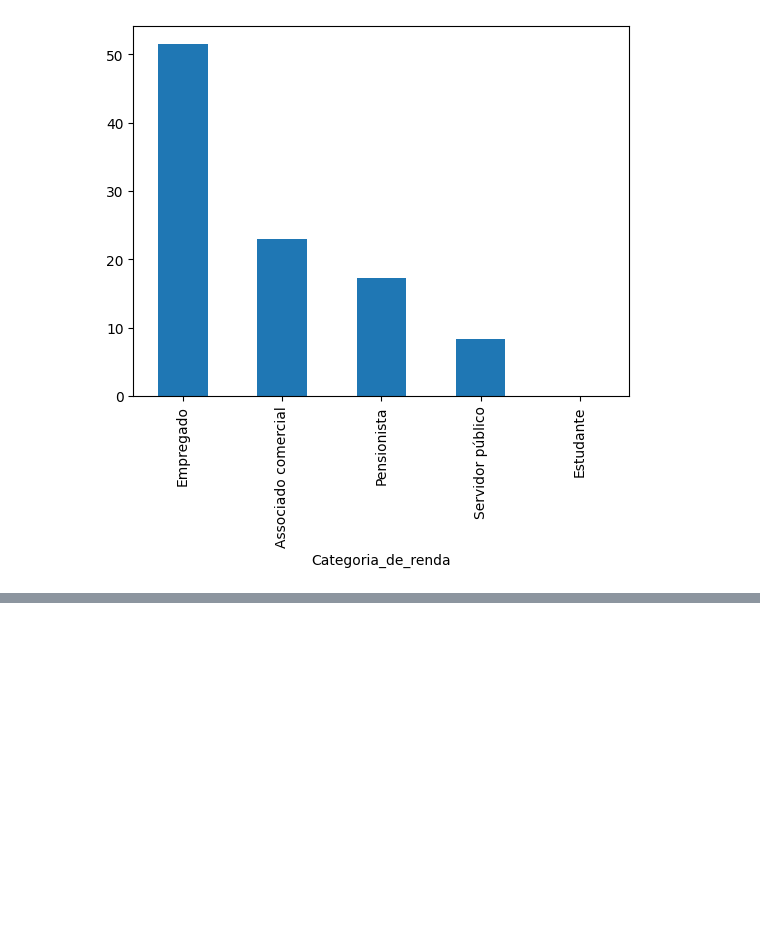
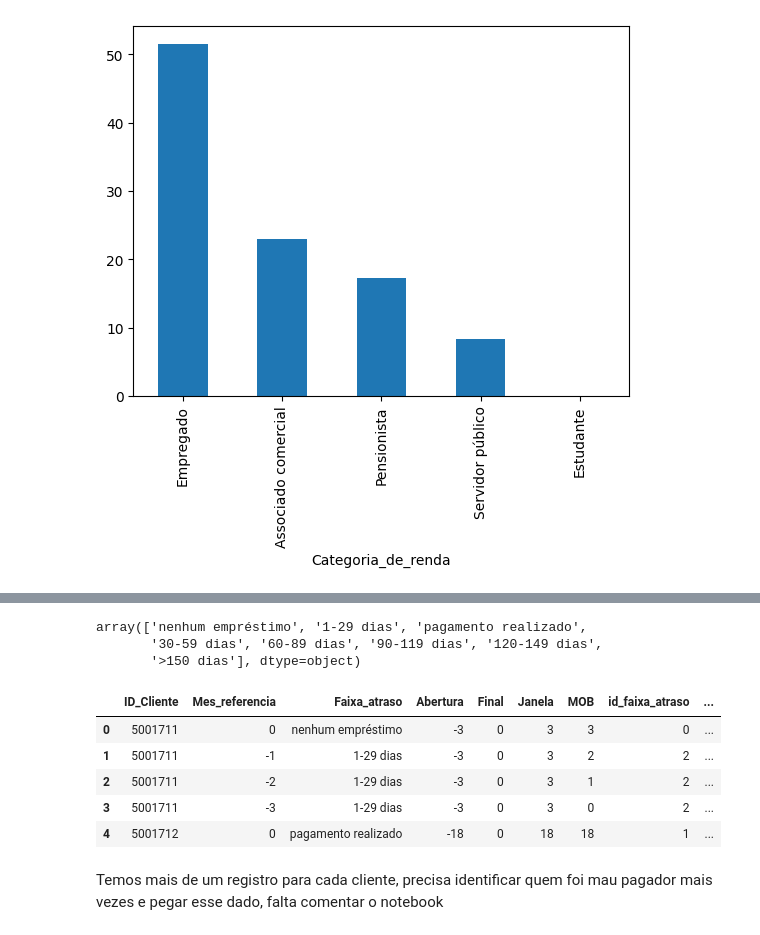
Before and after one commit to torvess/credit_score_07-10-2024, a Jupyter notebook: notebooks/credit_score.ipynb, the cells around one changed output, grey strips where cells are left out. Cells and saved outputs as stored; diff of their text form; code cells hidden in the pictures; blank space fills up the shorter version.

```diff
--- a/notebooks/credit_score.ipynb
+++ b/notebooks/credit_score.ipynb
@@ -144,0 +202,31 @@ df_cadastro = df_cadastro[['ID_Cliente', 'Tem_carro', 'Tem_casa_propria', 'Tem_t
+# %%
+df_aprovados.Faixa_atraso.unique()
+# %% [output]
+array(['nenhum empréstimo', '1-29 dias', 'pagamento realizado',
+       '30-59 dias', '60-89 dias', '90-119 dias', '120-149 dias',
+       '>150 dias'], dtype=object)
+# %%
+mes_ref = aprovados.groupby('ID_Cliente').agg(Abertura=('Mes_referencia', 'min'), Final=('Mes_referencia', 'max')).reset_index()
+df_aprovados = pd.merge(aprovados, mes_ref, on='ID_Cliente', how='inner')
+dict_faixa_atraso_id = {'nenhum empréstimo':0, 'pagamento realizado':1, '1-29 dias':2,
+                        '30-59 dias':3, '60-89 dias':4, '90-119 dias':5, '120-149 dias':6,
+                        '>150 dias':7
+                        }
+
+df_aprovados = df_aprovados.assign(
+                                    Janela=df_aprovados['Final'] - df_aprovados['Abertura'],
+                                    MOB = df_aprovados['Mes_referencia'] - df_aprovados['Abertura'],
+                                    id_faixa_atraso = df_aprovados['Faixa_atraso'].map(dict_faixa_atraso_id),
+                                    mau_pagador=lambda x: x['id_faixa_atraso'].apply(lambda x: 1 if x > 3 else 0)
+                                )
+# %%
+df_aprovados.head()
+# %% [output]
+|  | ID_Cliente | Mes_referencia | Faixa_atraso | Abertura | Final | Janela | MOB | id_faixa_atraso | ... |
+| 0 | 5001711 | 0 | nenhum empréstimo | -3 | 0 | 3 | 3 | 0 | ... |
+| 1 | 5001711 | -1 | 1-29 dias | -3 | 0 | 3 | 2 | 2 | ... |
+| 2 | 5001711 | -2 | 1-29 dias | -3 | 0 | 3 | 1 | 2 | ... |
+| 3 | 5001711 | -3 | 1-29 dias | -3 | 0 | 3 | 0 | 2 | ... |
+| 4 | 5001712 | 0 | pagamento realizado | -18 | 0 | 18 | 18 | 1 | ... |
+# %% [markdown]
+Temos mais de um registro para cada cliente, precisa identificar quem foi mau pagador mais vezes e pegar esse dado, falta comentar o notebook
```
Also changed, not shown: parts of 5 cells of this notebook.
